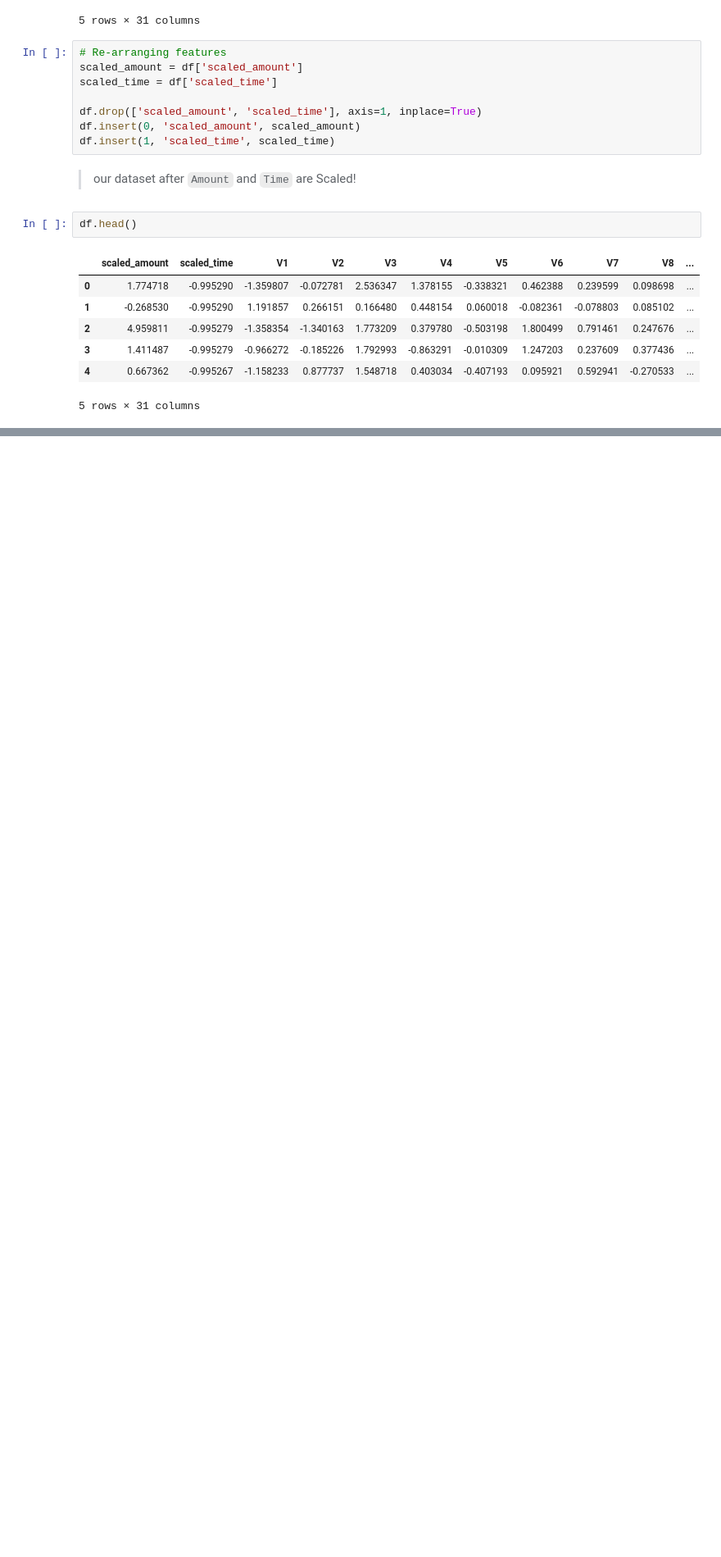
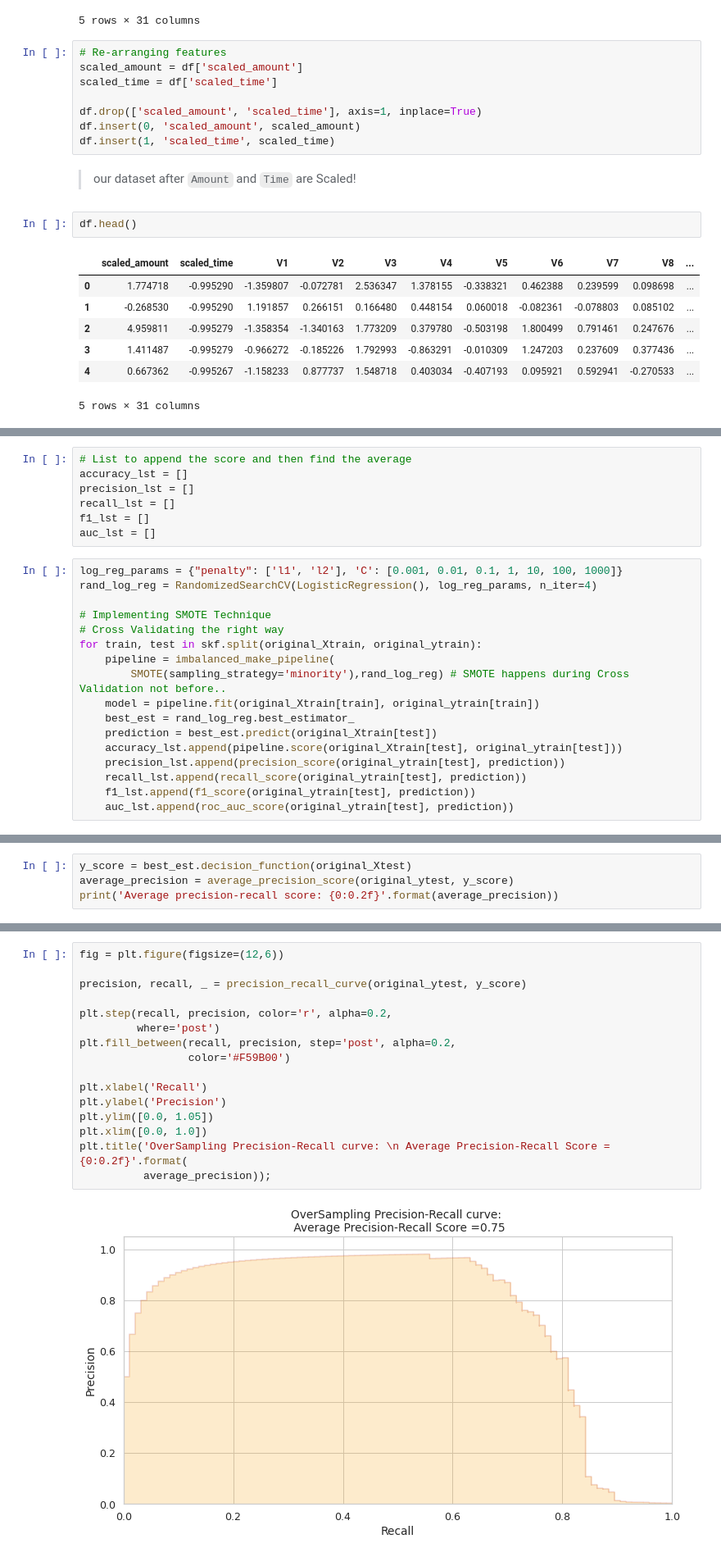
Before and after one commit to RamyGendy/CreditCardFraudDetection, a Jupyter notebook: CCFDNotebook.ipynb, the cells around one changed output, grey strips where cells are left out. Shown at 82% size. Cells and saved outputs as stored; diff of their text form; blank space fills up the shorter version.

```diff
--- a/CCFDNotebook.ipynb
+++ b/CCFDNotebook.ipynb
@@ -535,0 +627,24 @@ df.head()
+# %%
+# List to append the score and then find the average
+accuracy_lst = []
+precision_lst = []
+recall_lst = []
+f1_lst = []
+auc_lst = []
+# %%
+log_reg_params = {"penalty": ['l1', 'l2'], 'C': [0.001, 0.01, 0.1, 1, 10, 100, 1000]}
+rand_log_reg = RandomizedSearchCV(LogisticRegression(), log_reg_params, n_iter=4)
+
+# Implementing SMOTE Technique
+# Cross Validating the right way
+for train, test in skf.split(original_Xtrain, original_ytrain):
+    pipeline = imbalanced_make_pipeline(
+        SMOTE(sampling_strategy='minority'),rand_log_reg) # SMOTE happens during Cross Validation not before..
+    model = pipeline.fit(original_Xtrain[train], original_ytrain[train])
+    best_est = rand_log_reg.best_estimator_
+    prediction = best_est.predict(original_Xtrain[test])
+    accuracy_lst.append(pipeline.score(original_Xtrain[test], original_ytrain[test]))
+    precision_lst.append(precision_score(original_ytrain[test], prediction))
+    recall_lst.append(recall_score(original_ytrain[test], prediction))
+    f1_lst.append(f1_score(original_ytrain[test], prediction))
+    auc_lst.append(roc_auc_score(original_ytrain[test], prediction))
@@ -535,0 +676,4 @@ df.head()
+# %%
+y_score = best_est.decision_function(original_Xtest)
+average_precision = average_precision_score(original_ytest, y_score)
+print('Average precision-recall score: {0:0.2f}'.format(average_precision))
@@ -535,0 +682,18 @@ df.head()
+# %%
+fig = plt.figure(figsize=(12,6))
+
+precision, recall, _ = precision_recall_curve(original_ytest, y_score)
+
+plt.step(recall, precision, color='r', alpha=0.2,
+         where='post')
+plt.fill_between(recall, precision, step='post', alpha=0.2,
+                 color='#F59B00')
+
+plt.xlabel('Recall')
+plt.ylabel('Precision')
+plt.ylim([0.0, 1.05])
+plt.xlim([0.0, 1.0])
+plt.title('OverSampling Precision-Recall curve: \n Average Precision-Recall Score ={0:0.2f}'.format(
+          average_precision));
+# %% [output]
+[figure, added]
```
Also changed, not shown: parts of 30 cells of this notebook.
